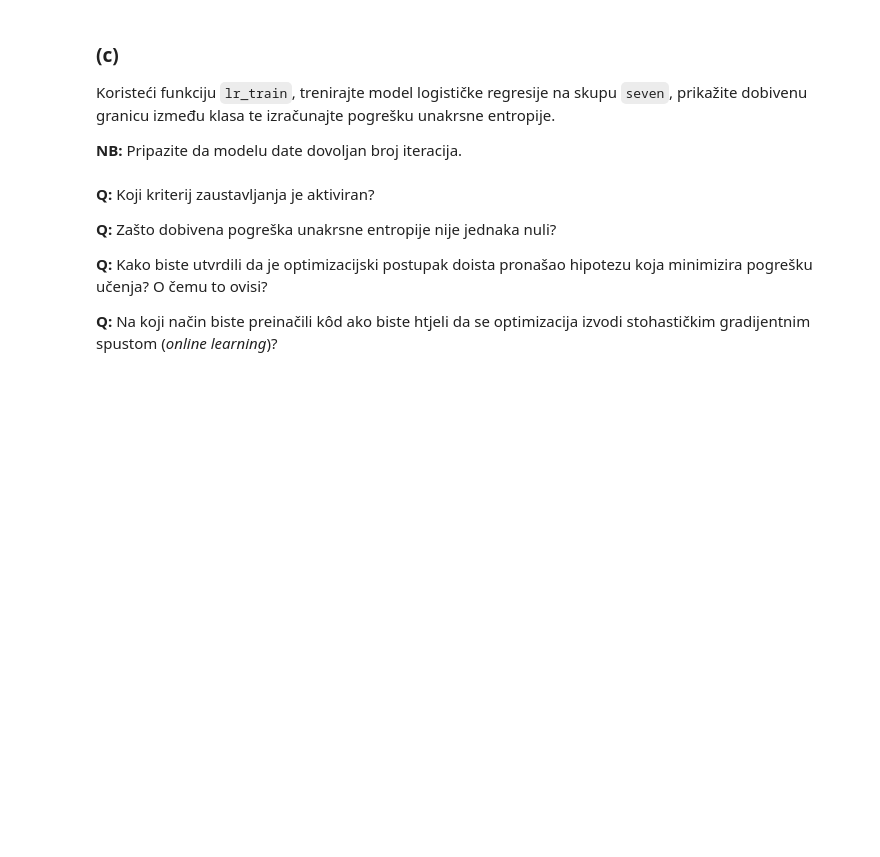
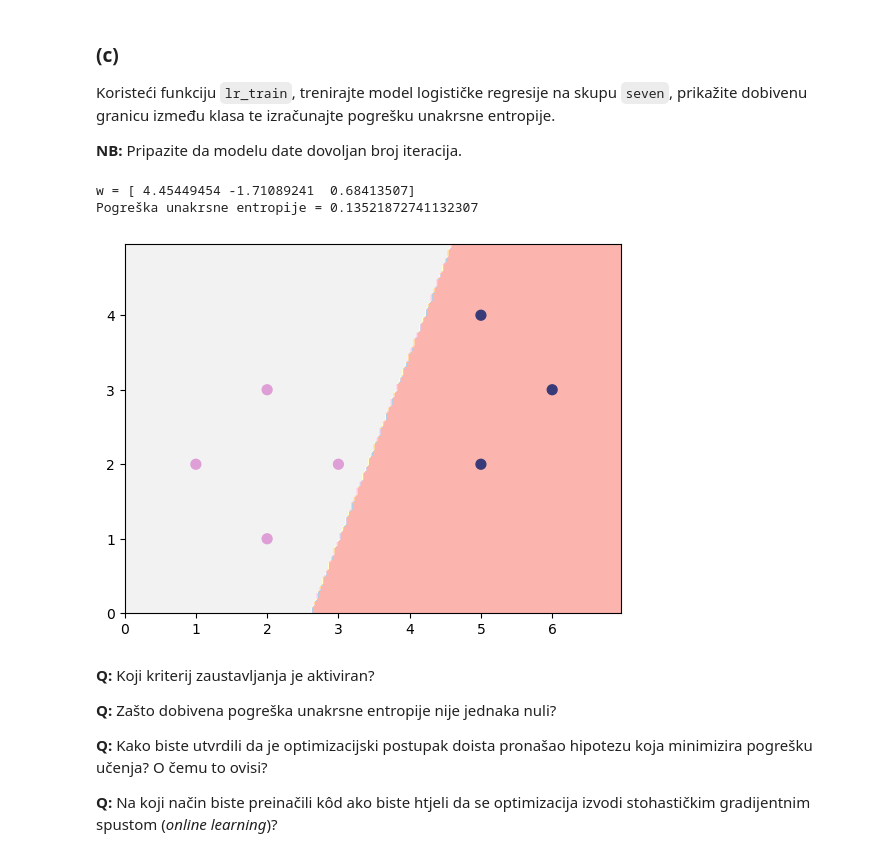
Before and after one commit to RobertoGrabovac/FER-StrojnoUcenje1, a Jupyter notebook: LAB2 - Linearni diskriminativni modeli i logisticka regresija.ipynb, the cells around one changed output. Drawn from its saved outputs; the diff is of its cells as text; code cells hidden in the pictures; blank space fills up the shorter version.

```diff
--- a/LAB2 - Linearni diskriminativni modeli i logisticka regresija.ipynb
+++ b/LAB2 - Linearni diskriminativni modeli i logisticka regresija.ipynb
@@ -260,3 +304,15 @@ seven_y = np.array([1, 1, 1, 1, 0, 0, 0])
+# %%
+w = lr_train(seven_X, seven_y)
+print(f'w = {w}')
+
+error = cross_entropy_error(seven_X, seven_y, w)
+print(f'Pogreška unakrsne entropije = {error}')
+
+plot_2d_clf_problem(seven_X,seven_y,lambda x:lr_h(np.insert(x,0,1),w)>=0.5) # np.insert(x, 0, 1) pomice sve elemente od x za jedno mjesto u desno i na index 0 stavlja 1
+# %% [output]
+w = [ 4.45449454 -1.71089241  0.68413507]
+Pogreška unakrsne entropije = 0.13521872741132307
+[figure, added]
 # %% [markdown]
 **Q:** Koji kriterij zaustavljanja je aktiviran?
 
```
Also changed, not shown: parts of 11 cells of this notebook.
